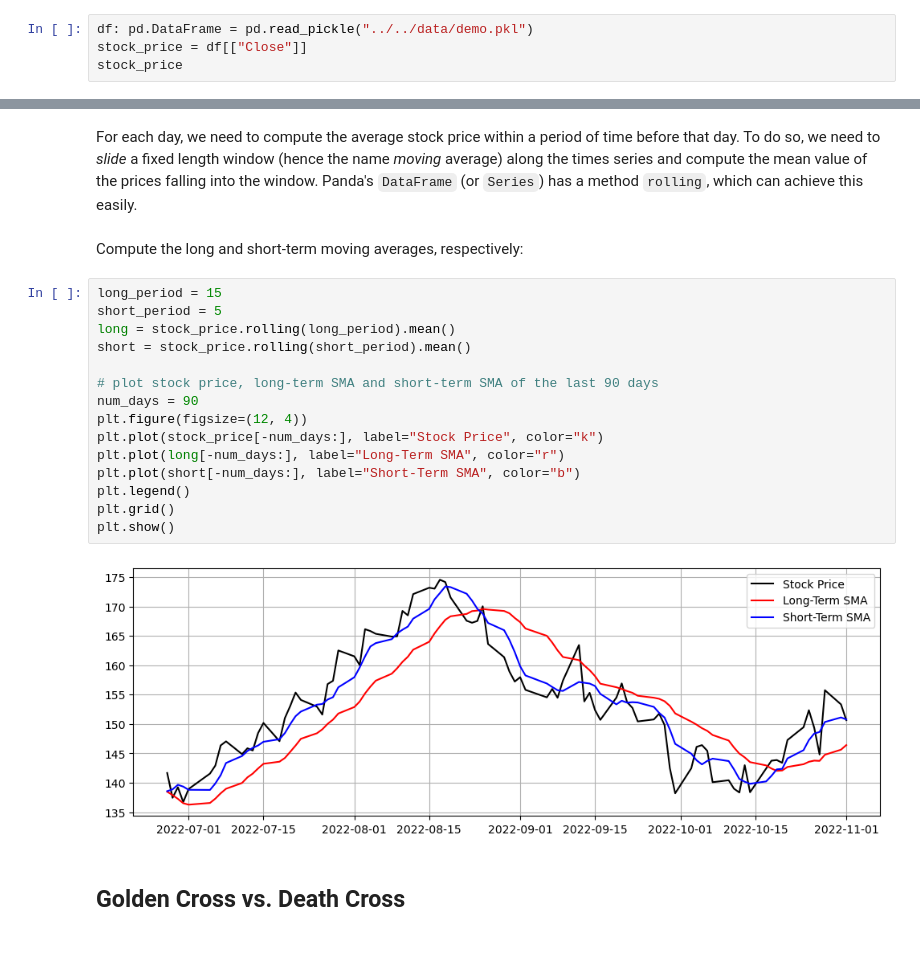
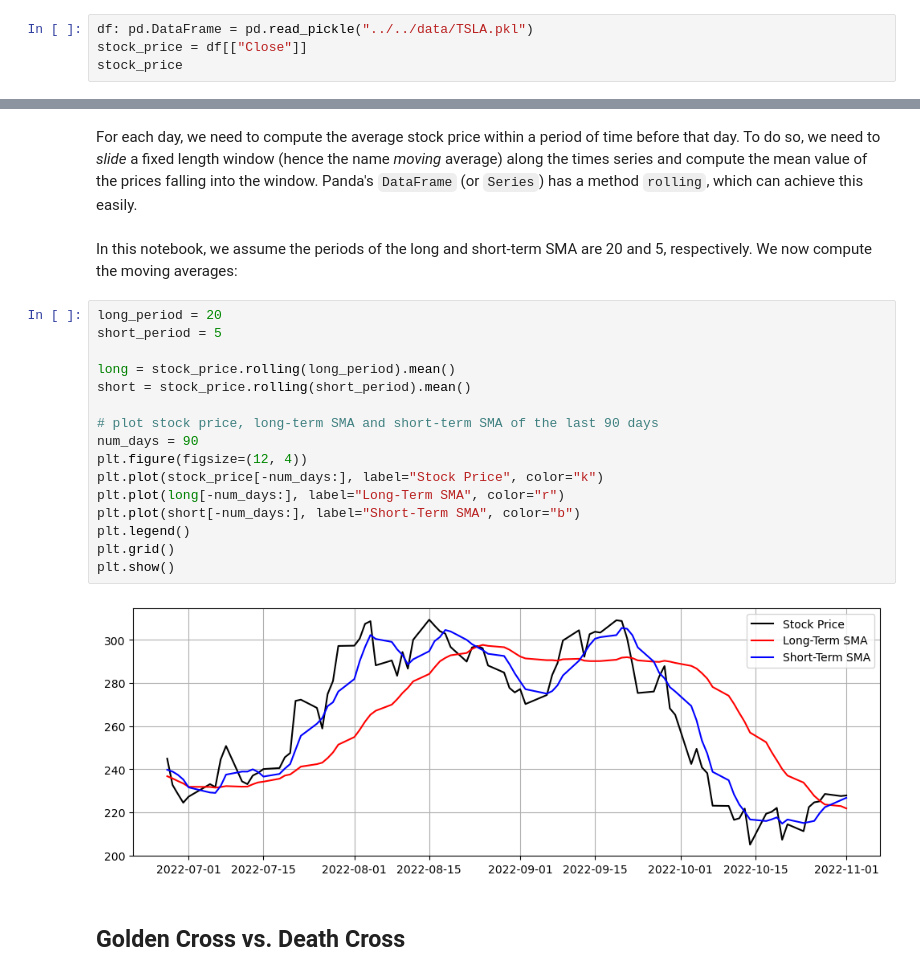
Before and after one commit to Isaac-Fate/stox, a Jupyter notebook: book/trading-strategy/simple-moving-average.ipynb, the cells around one changed output, grey strips where cells are left out. Drawn from its saved outputs; the diff is of its cells as text; blank space fills up the shorter version.

```diff
--- a/book/trading-strategy/simple-moving-average.ipynb
+++ b/book/trading-strategy/simple-moving-average.ipynb
@@ -11,5 +11,5 @@ Load daily closing prices as a data frame:
 # %%
-df: pd.DataFrame = pd.read_pickle("../../data/demo.pkl")
+df: pd.DataFrame = pd.read_pickle("../../data/TSLA.pkl")
 stock_price = df[["Close"]]
 stock_price
 # %% [output]
@@ -31,25 +31,26 @@ stock_price
 ## Long and Short-Term Simple Moving Averages
 # %% [markdown]
 For each day, we need to compute the average stock price within a period of time before that day. To do so, we need to *slide* a fixed length window (hence the name *moving* average) along the times series and compute the mean value of the prices falling into the window. Panda's `DataFrame` (or `Series`) has a method `rolling`, which can achieve this easily.
-# %% [markdown]
-Compute the long and short-term moving averages, respectively:
+# %% [markdown]
+In this notebook, we assume the periods of the long and short-term SMA are 20 and 5, respectively. We now compute the moving averages:
 # %%
-long_period = 15
+long_period = 20
 short_period = 5
+
 long = stock_price.rolling(long_period).mean()
 short = stock_price.rolling(short_period).mean()
 
 # plot stock price, long-term SMA and short-term SMA of the last 90 days
 num_days = 90
 plt.figure(figsize=(12, 4))
 plt.plot(stock_price[-num_days:], label="Stock Price", color="k")
 plt.plot(long[-num_days:], label="Long-Term SMA", color="r")
 plt.plot(short[-num_days:], label="Short-Term SMA", color="b")
 plt.legend()
 plt.grid()
 plt.show()
 # %% [output]
-[figure, old version]
+[figure, new version]
 # %% [markdown]
 ## Golden Cross vs. Death Cross
 # %% [markdown]
```
Also changed, not shown: parts of 14 cells of this notebook, 10 other files.
